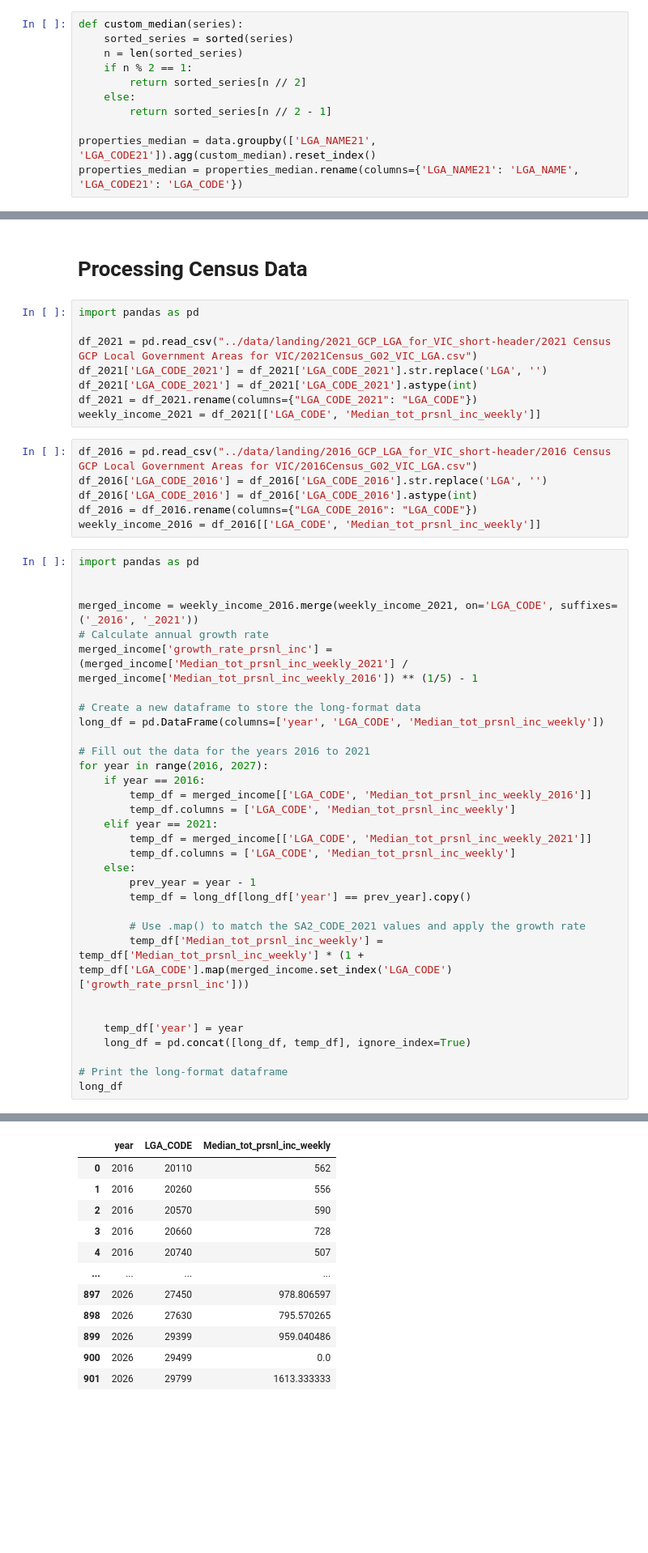
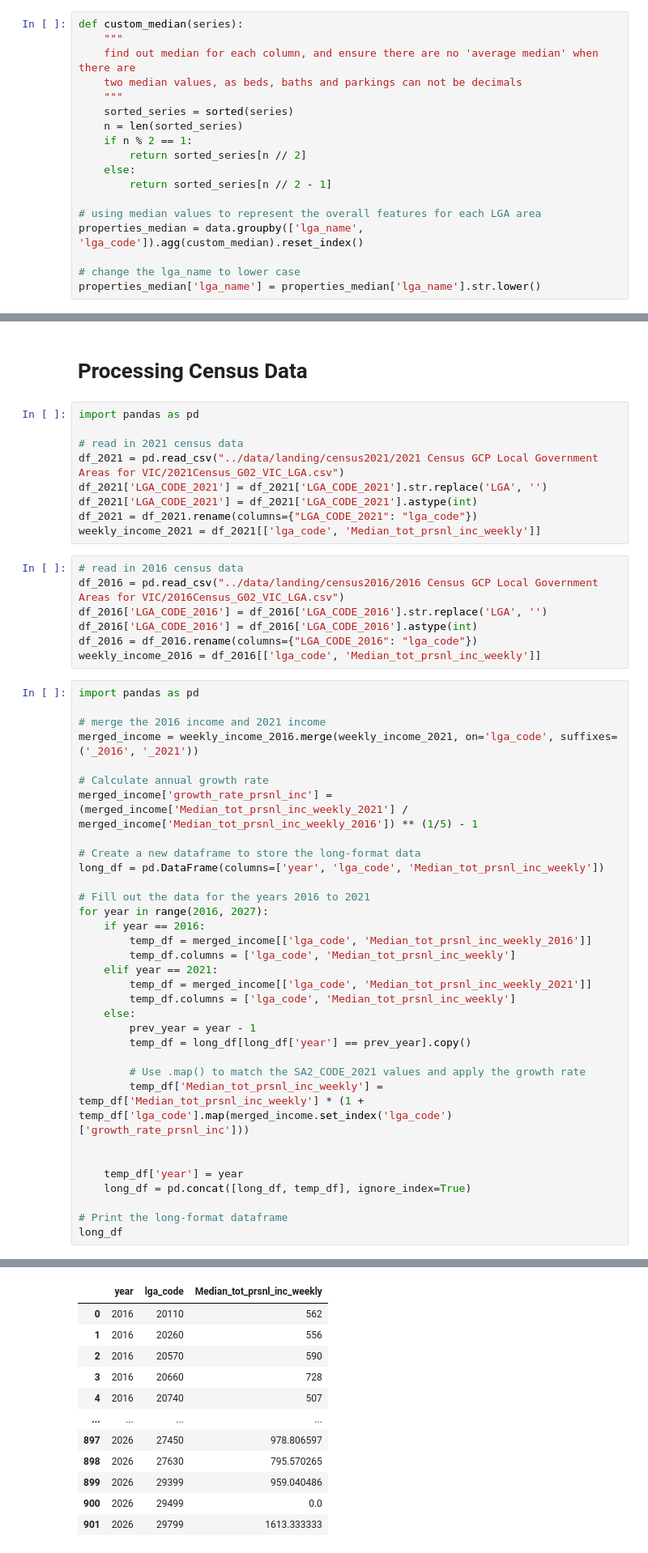
Before and after one commit to HenrikHao/real-estate-industry-project, a Jupyter notebook: notebooks/properties_aggregation.ipynb, the cells around one changed output, grey strips where cells are left out. Shown at 81% size. Drawn from its saved outputs; the diff is of its cells as text; blank space fills up the shorter version.

```diff
--- a/notebooks/properties_aggregation.ipynb
+++ b/notebooks/properties_aggregation.ipynb
@@ -18,6 +19,10 @@ data.head()
 | 4 | 3313/228 La Trobe Street Melbourn... | POINT (144.962371 -37.8096052) | 900.0 | 2.0 | 1.0 | 2.0 | 24600 | Melbourne | 1.190000 | ... |
 # %%
 def custom_median(series):
+    """
+    find out median for each column, and ensure there are no 'average median' when there are
+    two median values, as beds, baths and parkings can not be decimals
+    """
     sorted_series = sorted(series)
     n = len(sorted_series)
     if n % 2 == 1:
@@ -25,8 +30,11 @@ def custom_median(series):
     else:
         return sorted_series[n // 2 - 1]
 
-properties_median = data.groupby(['LGA_NAME21', 'LGA_CODE21']).agg(custom_median).reset_index()
-properties_median = properties_median.rename(columns={'LGA_NAME21': 'LGA_NAME', 'LGA_CODE21': 'LGA_CODE'})
+# using median values to represent the overall features for each LGA area
+properties_median = data.groupby(['lga_name', 'lga_code']).agg(custom_median).reset_index()
+
+# change the lga_name to lower case
+properties_median['lga_name'] = properties_median['lga_name'].str.lower()
 # %%
 properties_median.head()
 # %% [output]
@@ -226,61 +306,64 @@ merged_df = merged_df.rename(columns={'Total': 'population'})
 # %%
 import pandas as pd
 
-df_2021 = pd.read_csv("../data/landing/2021_GCP_LGA_for_VIC_short-header/2021 Census GCP Local Government Areas for VIC/2021Census_G02_VIC_LGA.csv")
+# read in 2021 census data
+df_2021 = pd.read_csv("../data/landing/census2021/2021 Census GCP Local Government Areas for VIC/2021Census_G02_VIC_LGA.csv")
 df_2021['LGA_CODE_2021'] = df_2021['LGA_CODE_2021'].str.replace('LGA', '')
 df_2021['LGA_CODE_2021'] = df_2021['LGA_CODE_2021'].astype(int)
-df_2021 = df_2021.rename(columns={"LGA_CODE_2021": "LGA_CODE"})
-weekly_income_2021 = df_2021[['LGA_CODE', 'Median_tot_prsnl_inc_weekly']]
+df_2021 = df_2021.rename(columns={"LGA_CODE_2021": "lga_code"})
+weekly_income_2021 = df_2021[['lga_code', 'Median_tot_prsnl_inc_weekly']]
 # %%
-df_2016 = pd.read_csv("../data/landing/2016_GCP_LGA_for_VIC_short-header/2016 Census GCP Local Government Areas for VIC/2016Census_G02_VIC_LGA.csv")
+# read in 2016 census data
+df_2016 = pd.read_csv("../data/landing/census2016/2016 Census GCP Local Government Areas for VIC/2016Census_G02_VIC_LGA.csv")
 df_2016['LGA_CODE_2016'] = df_2016['LGA_CODE_2016'].str.replace('LGA', '')
 df_2016['LGA_CODE_2016'] = df_2016['LGA_CODE_2016'].astype(int)
-df_2016 = df_2016.rename(columns={"LGA_CODE_2016": "LGA_CODE"})
-weekly_income_2016 = df_2016[['LGA_CODE', 'Median_tot_prsnl_inc_weekly']]
+df_2016 = df_2016.rename(columns={"LGA_CODE_2016": "lga_code"})
+weekly_income_2016 = df_2016[['lga_code', 'Median_tot_prsnl_inc_weekly']]
 # %%
 import pandas as pd
 
+# merge the 2016 income and 2021 income
+merged_income = weekly_income_2016.merge(weekly_income_2021, on='lga_code', suffixes=('_2016', '_2021'))
 
-merged_income = weekly_income_2016.merge(weekly_income_2021, on='LGA_CODE', suffixes=('_2016', '_2021'))
 # Calculate annual growth rate
 merged_income['growth_rate_prsnl_inc'] = (merged_income['Median_tot_prsnl_inc_weekly_2021'] / merged_income['Median_tot_prsnl_inc_weekly_2016']) ** (1/5) - 1
 
 # Create a new dataframe to store the long-format data
-long_df = pd.DataFrame(columns=['year', 'LGA_CODE', 'Median_tot_prsnl_inc_weekly'])
+long_df = pd.DataFrame(columns=['year', 'lga_code', 'Median_tot_prsnl_inc_weekly'])
 
 # Fill out the data for the years 2016 to 2021
 for year in range(2016, 2027):
     if year == 2016:
-        temp_df = merged_income[['LGA_CODE', 'Median_tot_prsnl_inc_weekly_2016']]
-        temp_df.columns = ['LGA_CODE', 'Median_tot_prsnl_inc_weekly']
+        temp_df = merged_income[['lga_code', 'Median_tot_prsnl_inc_weekly_2016']]
+        temp_df.columns = ['lga_code', 'Median_tot_prsnl_inc_weekly']
     elif year == 2021:
-        temp_df = merged_income[['LGA_CODE', 'Median_tot_prsnl_inc_weekly_2021']]
-        temp_df.columns = ['LGA_CODE', 'Median_tot_prsnl_inc_weekly']
+        temp_df = merged_income[['lga_code', 'Median_tot_prsnl_inc_weekly_2021']]
+        temp_df.columns = ['lga_code', 'Median_tot_prsnl_inc_weekly']
     else:
         prev_year = year - 1
         temp_df = long_df[long_df['year'] == prev_year].copy()
 
         # Use .map() to match the SA2_CODE_2021 values and apply the growth rate
-        temp_df['Median_tot_prsnl_inc_weekly'] = temp_df['Median_tot_prsnl_inc_weekly'] * (1 + temp_df['LGA_CODE'].map(merged_income.set_index('LGA_CODE')['growth_rate_prsnl_inc']))
+        temp_df['Median_tot_prsnl_inc_weekly'] = temp_df['Median_tot_prsnl_inc_weekly'] * (1 + temp_df['lga_code'].map(merged_income.set_index('lga_code')['growth_rate_prsnl_inc']))
 
 
     temp_df['year'] = year
     long_df = pd.concat([long_df, temp_df], ignore_index=True)
 
 # Print the long-format dataframe
 long_df
 # %% [output]
 A value is trying to be set on a copy of a slice from a DataFrame.
 Try using .loc[row_indexer,col_indexer] = value instead
 
 See the caveats in the documentation: https://pandas.pydata.org/pandas-docs/stable/user_guide/indexing.html#returning-a-view-versus-a-copy
   temp_df['year'] = year
 A value is trying to be set on a copy of a slice from a DataFrame.
 Try using .loc[row_indexer,col_indexer] = value instead
 
 See the caveats in the documentation: https://pandas.pydata.org/pandas-docs/stable/user_guide/indexing.html#returning-a-view-versus-a-copy
   temp_df['year'] = year
-|  | year | LGA_CODE | Median_tot_prsnl_inc_weekly |
+|  | year | lga_code | Median_tot_prsnl_inc_weekly |
 | 0 | 2016 | 20110 | 562 |
 | 1 | 2016 | 20260 | 556 |
 | 2 | 2016 | 20570 | 590 |
```
Also changed, not shown: parts of 38 cells of this notebook, 24 other files.
